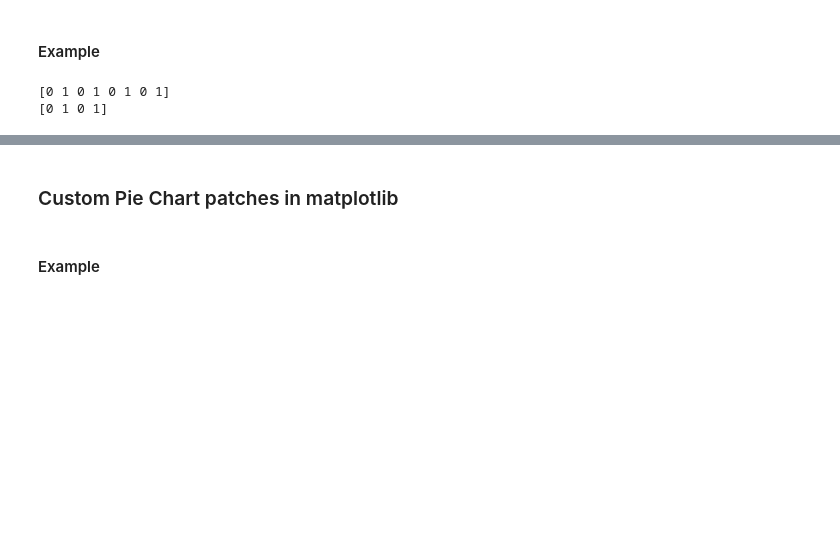
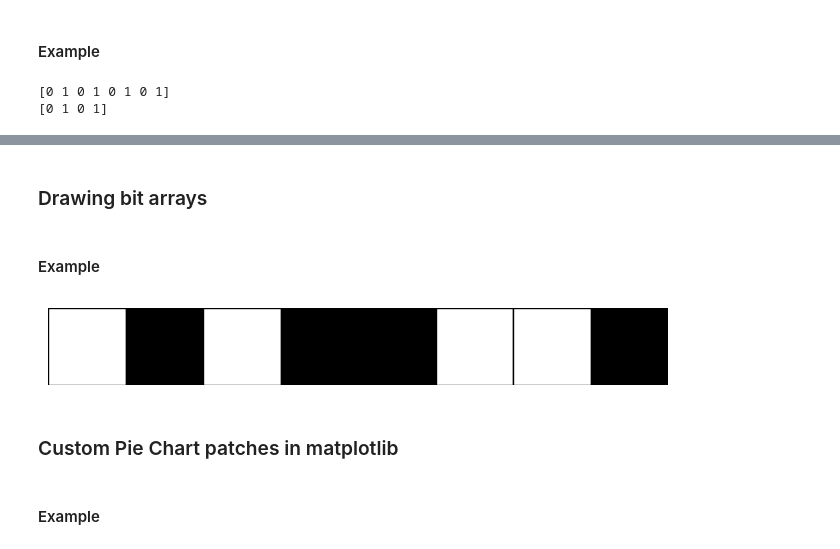
Before and after one commit to LittleCoinCoin/CA_pins, a Jupyter notebook: AnalyzePatternCounts.ipynb, the cells around one changed output, grey strips where cells are left out. Drawn from its saved outputs; the diff is of its cells as text; code cells hidden in the pictures; blank space fills up the shorter version.

Commit message:
[WIP] pattern diversity plot
Major:
- Finished setting up the plot layout
- Made a general function
- added some comments

```diff
--- a/AnalyzePatternCounts.ipynb
+++ b/AnalyzePatternCounts.ipynb
@@ -78,3 +136,38 @@ print(bitstring_to_array("sgr0sgr1sgr0sgr1"))
+# %% [markdown]
+### Drawing bit arrays
+# %%
+def array_to_patches(_array, _square_size=1, _lw=1):
+    """
+    Convert an array of 0s and 1s to patches of black & white squares.
+
+    Args:
+        _array (numpy.ndarray): Array of 0s and 1s.
+        _square_size (int): Size of each square.
+        _lw (int): Line width of the patches.
+
+    Returns:
+        list of matplotlib.patches.Patch: List of patches representing the array.
+    """
+    squares = []
+    for i, bit in enumerate(_array):
+        color = 'black' if bit == 1 else 'white'
+        squares += [patches.Rectangle((i * _square_size, 0), _square_size, _square_size, facecolor=color, edgecolor='black', linewidth=_lw)]
+    return squares
+# %% [markdown]
+#### Example
+# %%
+
+array = np.array([0, 1, 0, 1, 1, 0, 0, 1])
+fig, ax = plt.subplots(figsize=(8, 2))
+for patch in array_to_patches(array):
+    ax.add_patch(patch)
+ax.set_xlim(0, len(array))
+ax.set_ylim(0, 1)
+ax.set_aspect('equal')
+plt.axis('off')
+plt.show()
+# %% [output]
+[figure, added]
 # %% [markdown]
 ### Custom Pie Chart patches in matplotlib
 # %%
```
Also changed, not shown: parts of 13 cells of this notebook.
